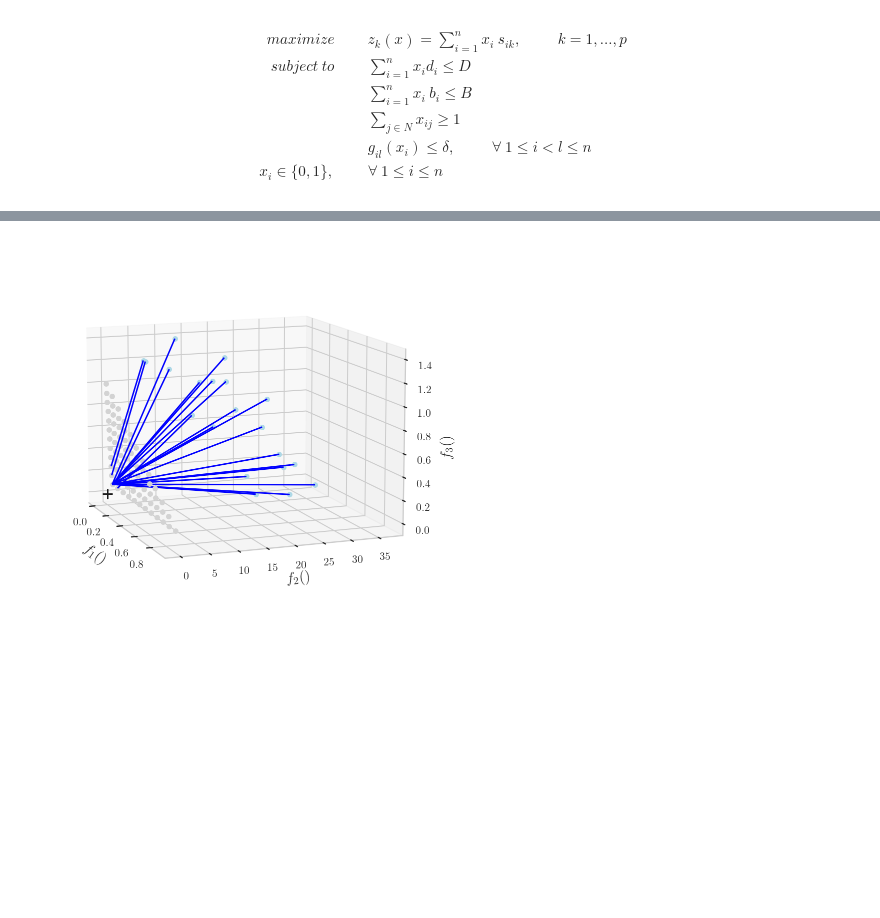
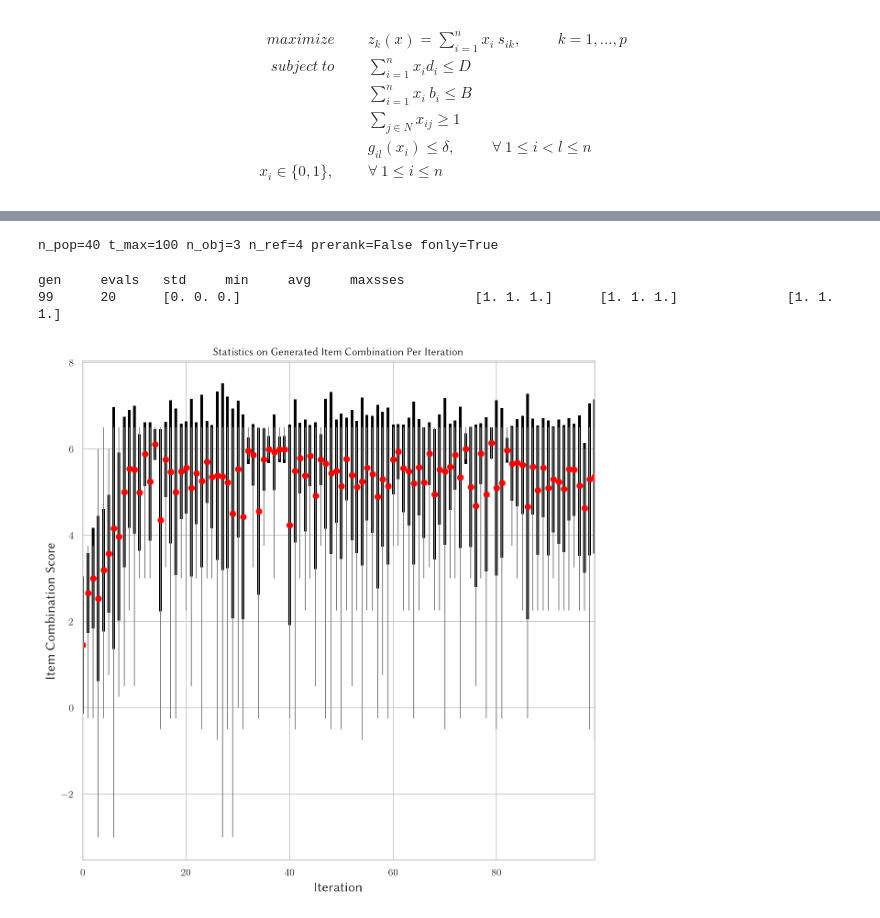
Before and after one commit to idaShobs/destirec-composite, a Jupyter notebook: Implementation/main.ipynb, the cells around one changed output, grey strips where cells are left out. Cells and saved outputs as stored; diff of their text form; code cells hidden in the pictures; blank space fills up the shorter version.

```diff
--- a/Implementation/main.ipynb
+++ b/Implementation/main.ipynb
@@ -471,29 +157,50 @@ selection.associate(pop, rps)
-# %%
-fig = plt.figure(figsize=(7,7))
-ax = fig.add_subplot(111, projection='3d')
-
-# the coordinate origin
-ax.scatter(0,0,0, c='k', marker='+', s=100)
-
-for rp in rps:
-    ax.scatter(rp[0], rp[1], rp[2], marker='o', c='lightgray')
-
-pairs = []
-for ind in pop:
-    ax.scatter(ind.fitness.normalized_values[0],
-               ind.fitness.normalized_values[1],
-               ind.fitness.normalized_values[2],  marker='o', c='lightblue')
-    pairs += [(ind.fitness.normalized_values, ind.reference_point)]
-
-lin = a3.art3d.Line3DCollection(pairs)
-lin.set_color('blue')
-ax.add_collection3d(lin)
-
-# final figure details
-ax.set_xlabel('$f_1()$', fontsize=15)
-ax.set_ylabel('$f_2()$', fontsize=15)
-ax.set_zlabel('$f_3()$', fontsize=15)
-ax.view_init(elev=11, azim=-21)
-plt.autoscale(tight=True)
-# %% [output]
-[figure, removed]
+# %%
+pop = 40
+max = 100
+obj = 3
+ref = 4
+experiment_name = "n_pop={0} t_max={1} n_obj={2} n_ref={3} prerank={4} fonly={5}"
+toolbox = DestiRec.prepare_toolbox(experiment_name, NOBJ=obj, POP_SIZE=pop, GEN=max, P=ref, prerank=False, feasibleOnly=True)
+# %% [output]
+n_pop=40 t_max=100 n_obj=3 n_ref=4 prerank=False fonly=True
+# %%
+population, stats, result = DestiRec.main(toolbox)
+# %% [output]
+gen     evals   std     min     avg     maxsses
+99      20      [0. 0. 0.]                              [1. 1. 1.]      [1. 1. 1.]              [1. 1. 1.]
+# %%
+fig = plt.figure(figsize=(10,10))
+ax = fig.add_subplot(111)
+mins = []
+maxes = []
+means = []
+std = []
+for i, gen in enumerate(result['Process']):
+    df = pd.DataFrame(gen['fitnesses'])
+    df.replace([np.inf, -np.inf], np.nan, inplace=True)
+    df = df.dropna(subset=[x for x in range(obj)], how="all")
+    sums = df.sum(axis=1)
+    means.append(sums.mean())
+    mins.append(sums.min())
+    maxes.append(sums.max())
+    std.append(sums.std())
+
+mins = np.array(mins)
+maxes = np.array(maxes)
+means = np.array(means)
+std = np.array(std)
+ax.errorbar(np.arange(max-1), means, std, fmt='ok', lw=3, ecolor='black', color='red')
+ax.errorbar(np.arange(max-1), means, [means - mins, maxes- means],
+            fmt='.k', ecolor='gray', lw=1, color='red')
+plt.xlim(0, 99)
+#plt.ylim(0, 1.5)
+#plt.yticks([0.1,.2,.3,.4,.5,.6,.7,.8,.9,1])
+ax.set_xlabel('Iteration', fontsize=15)
+ax.set_ylabel('Item Combination Score', fontsize=15)
+#plt.autoscale(tight=True)
+ax.set_title('Statistics on Generated Item Combination Per Iteration')
+plt.savefig(f'logs/results/statistics {toolbox.experiment_name}.png')
+#maean = black
+#std=blue
+# %% [output]
+[figure, added]
```
Also changed, not shown: parts of 38 cells of this notebook, 2 other files.
